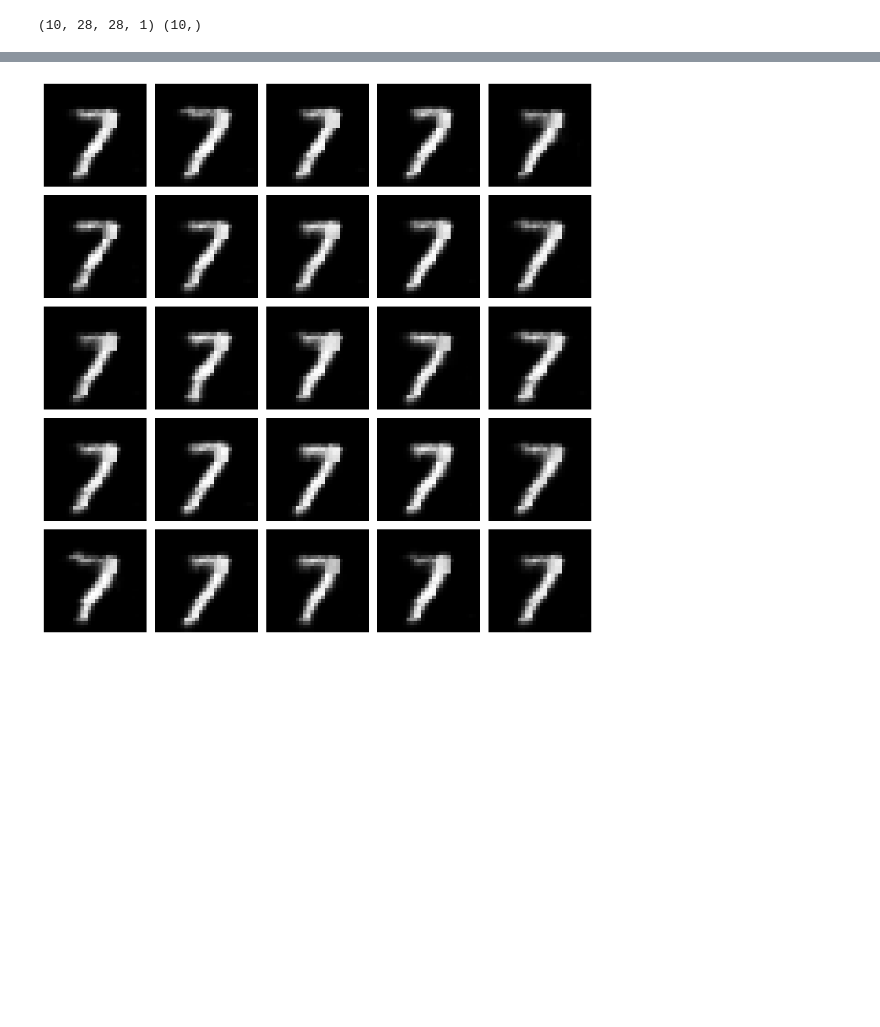
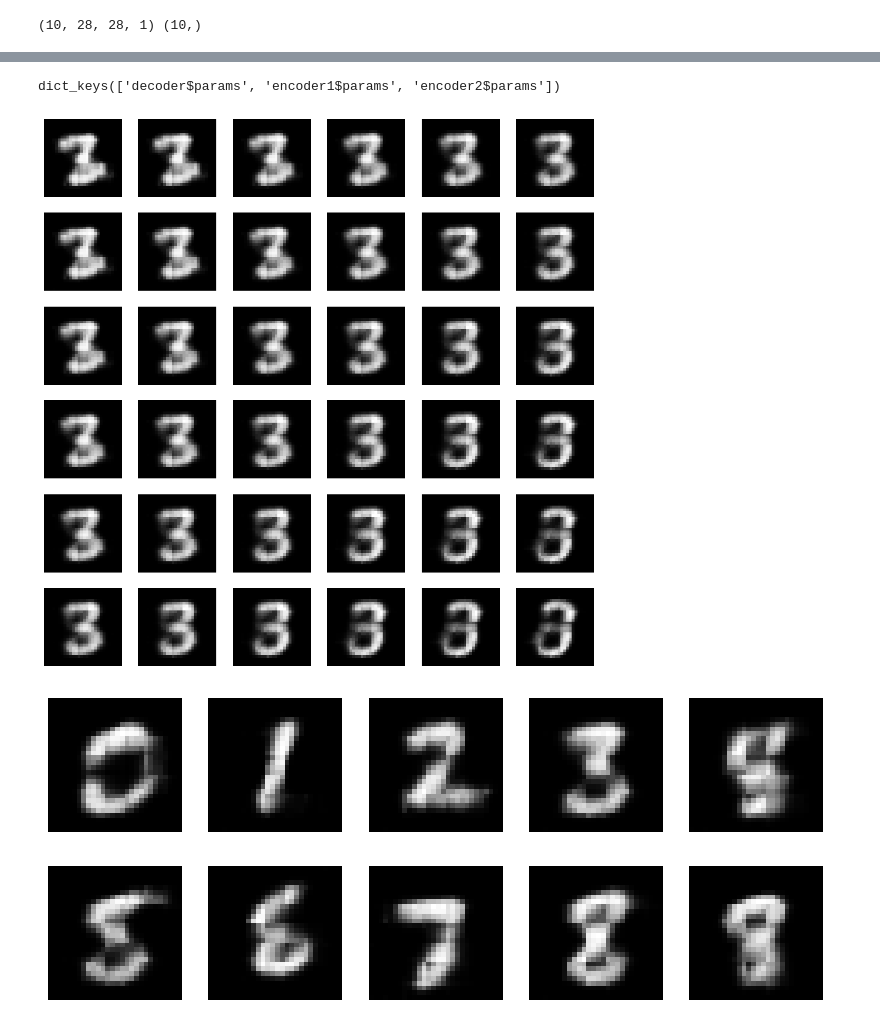
Before and after one commit to MattX20/CCVAE_Jax, a Jupyter notebook: test.ipynb, the cells around one changed output, grey strips where cells are left out. Cells and saved outputs as stored; diff of their text form; code cells hidden in the pictures; blank space fills up the shorter version.

```diff
--- a/test.ipynb
+++ b/test.ipynb
@@ -112,2 +127,6 @@ print(loc.shape)
+# %%
+params.keys()
+# %% [output]
+dict_keys(['decoder$params', 'encoder1$params', 'encoder2$params'])
 # %%
 class_number = 3
@@ -114,21 +167,54 @@ class_number = 3
+# %%
+z_grid = z_grid.reshape(-1, 50)
+# %%
+## Apply the decoder with various z's
+decoder = m2_vae.internal_decoder
+
+loc = decoder.apply({'params' : params['decoder$params']}, z_grid, ys)
+# %%
+# Plot the generated images
+
+n_rows = 6
+n_cols = 6
+
+plt.figure(figsize=(n_cols * 2, n_rows * 2))
+for i in range(n_rows * n_cols):
+    plt.subplot(n_rows, n_cols, i + 1)
+    image = loc[i]
+
+    if dataset_name == "MNIST":
+        image = image.squeeze(-1)
+        plt.imshow(image, cmap='gray')
+    elif dataset_name == "CIFAR10":
+        plt.imshow(image)
+    plt.axis('off')  # Turn off the axis labels
+# %% [output]
+[figure, added]
+# %%
+## Now we want to fix a style and vary the class
+
+fixed_z = z[4] ## Correponds to the second image in the grid above with the first test batch
+all_classes = jnp.eye(10)
+
+z_grid = fixed_z.reshape(1, -1).repeat(10, axis=0)
+
+loc = decoder.apply({'params' : params['decoder$params']}, z_grid, all_classes)
 # %%
-n_rows = 5
+# Plot the generated images
+
+n_rows = 2
 n_cols = 5
 
 plt.figure(figsize=(n_cols * 2, n_rows * 2))
 for i in range(n_rows * n_cols):
     plt.subplot(n_rows, n_cols, i + 1)
-    image = loc[i, class_number]
+    image = loc[i]
 
     if dataset_name == "MNIST":
         image = image.squeeze(-1)
         plt.imshow(image, cmap='gray')
     elif dataset_name == "CIFAR10":
         plt.imshow(image)
     plt.axis('off')  # Turn off the axis labels
-
-# Adjust layout and show the plot
-plt.tight_layout()
-plt.show()
 # %% [output]
-[figure, old version]
+[figure, new version]
```
Also changed, not shown: parts of 10 cells of this notebook, 8 other files.
